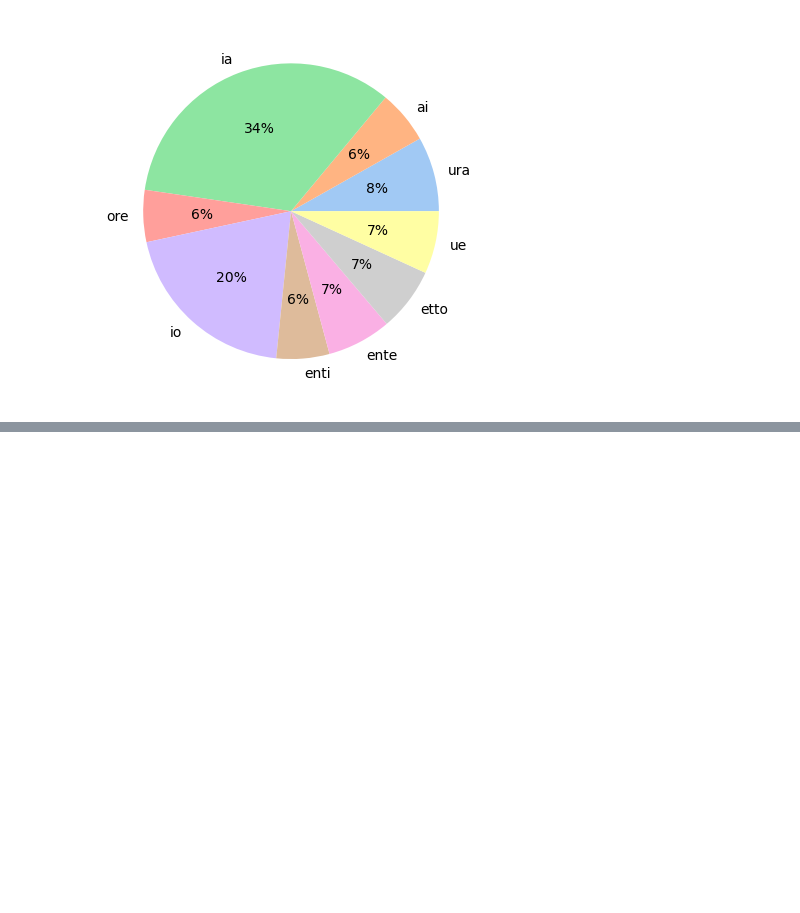
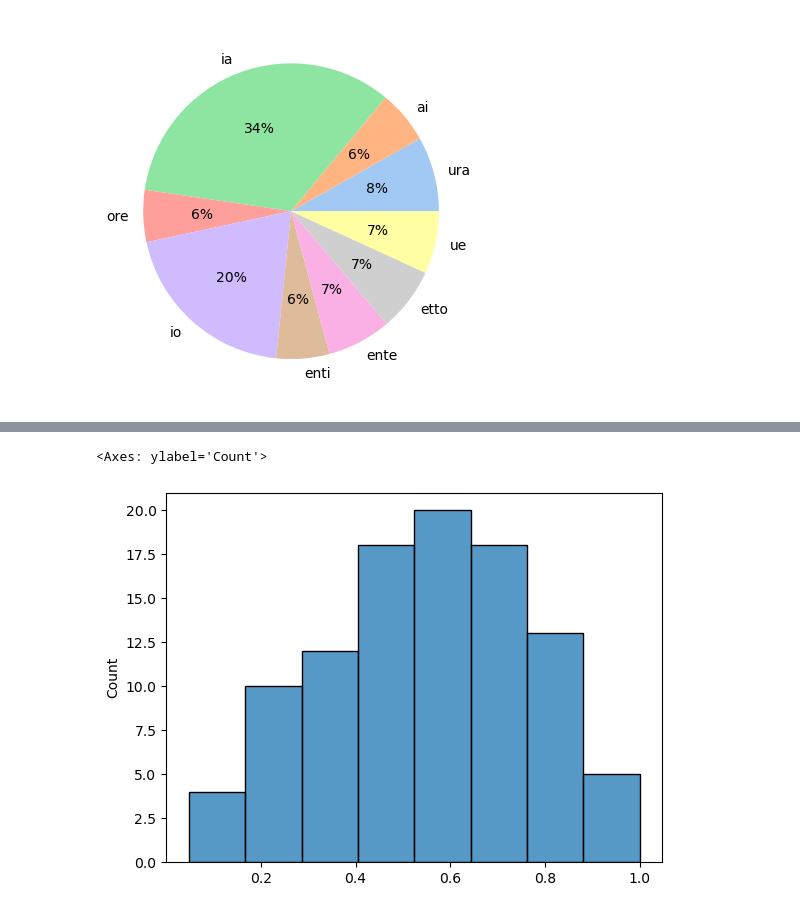
Before and after one commit to nLowry292/projects, a Jupyter notebook: dante/Dante_data_viz_project.ipynb, the cells around one changed output, grey strips where cells are left out. Saved outputs shown, nothing was run; the diff lists cells and outputs as text; code cells hidden in the pictures; blank space fills up the shorter version.

Commit message:
added new histplot and quotations list

```diff
--- a/dante/Dante_data_viz_project.ipynb
+++ b/dante/Dante_data_viz_project.ipynb
@@ -296,0 +289,19 @@ print(mask)
+# %%
+# find percentage of each canto that is spoken
+inf_quote_total = 0
+for quote in quot.loc[quot["cantica"] == "Inferno"].quotation:
+    inf_quote_total += len(quote.split())
+inf_quote_percentage = inf_quote_total/(len(df.loc[df["cantica"] == "Inferno"]))
+print(inf_quote_percentage)
+
+purg_quote_total = 0
+for quote in quot.loc[quot["cantica"] == "Purgatorio"].quotation:
+    purg_quote_total += len(quote.split())
+purg_quote_percentage = purg_quote_total/(len(df.loc[df["cantica"] == "Purgatorio"]))
+print(purg_quote_percentage)
+
+par_quote_total = 0
+for quote in quot.loc[quot["cantica"] == "Paradiso"].quotation:
+    par_quote_total += len(quote.split())
+par_quote_percentage = par_quote_total/(len(df.loc[df["cantica"] == "Paradiso"]))
+print(par_quote_percentage)
@@ -296,0 +339,28 @@ print(mask)
+# %%
+# maybe make a histogram of percentages on x-axis  and drop the cantos in. Could also color by cantica
+canto_quote_percentages = [0]*100
+for i in range(34):
+    canto_quote_total = 0
+    for quote in quot.loc[(quot["cantica"] == "Inferno") & (quot["canto"] == i+1)].quotation:
+        canto_quote_total += len(quote.split())
+    canto_quote_percentage = canto_quote_total/int(df2.iloc[i]['num_words'])
+    canto_quote_percentages[i] = canto_quote_percentage
+
+for j in range(33):
+    canto_quote_total = 0
+    for quote in quot.loc[(quot["cantica"] == "Purgatorio") & (quot["canto"] == j+1)].quotation:
+        canto_quote_total += len(quote.split())
+    canto_quote_percentage = canto_quote_total/int(df2.iloc[j+34]['num_words'])
+    canto_quote_percentages[j+34] = canto_quote_percentage
+
+for k in range(33):
+    canto_quote_total = 0
+    for quote in quot.loc[(quot["cantica"] == "Paradiso") & (quot["canto"] == k+1)].quotation:
+        canto_quote_total += len(quote.split())
+    canto_quote_percentage = canto_quote_total/int(df2.iloc[k+67]['num_words'])
+    canto_quote_percentages[k+67] = canto_quote_percentage
+
+sns.histplot(x = canto_quote_percentages) #that seems to work
+# %% [output]
+<Axes: ylabel='Count'>
+[figure, added]
```
Also changed, not shown: parts of 9 cells of this notebook, 2 other files.
